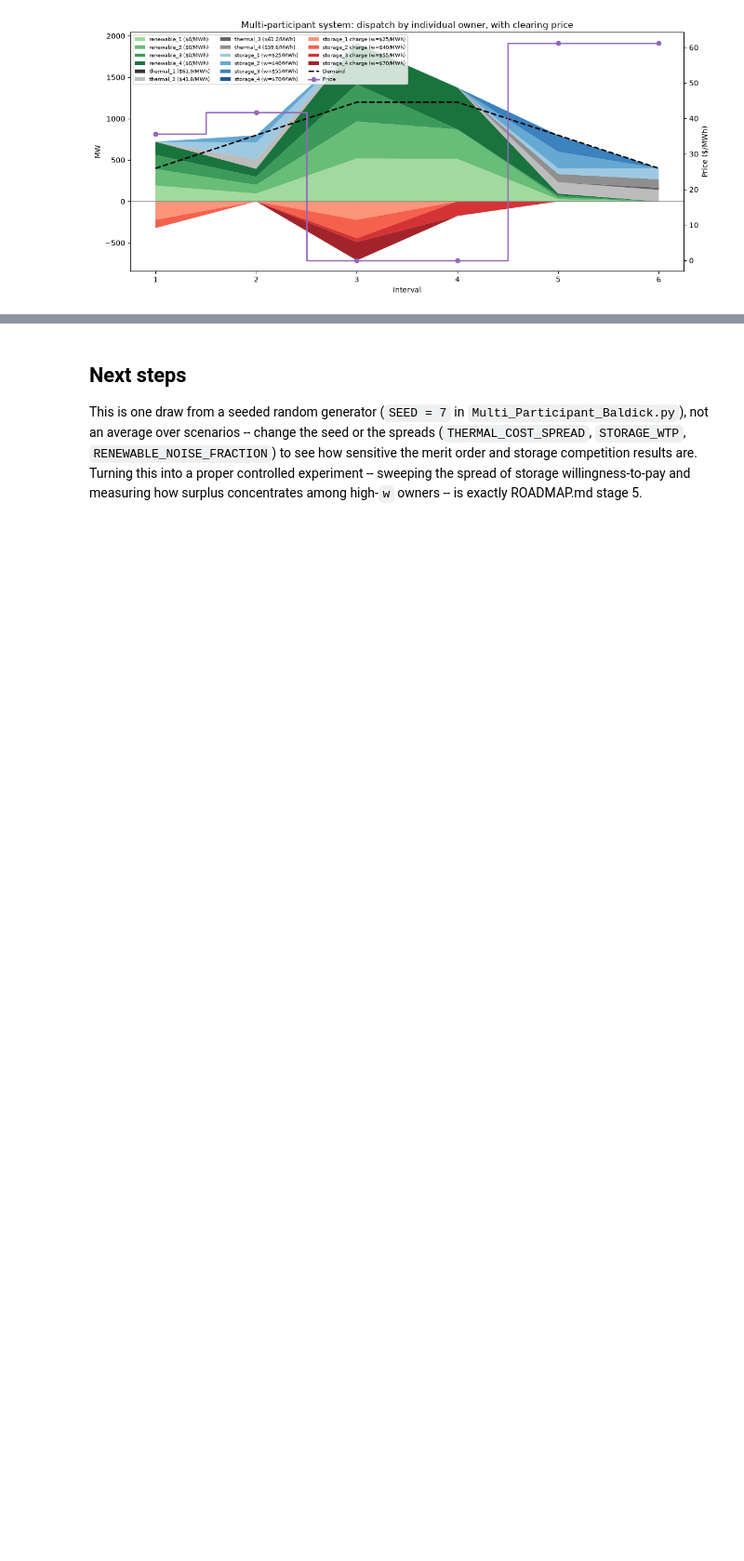
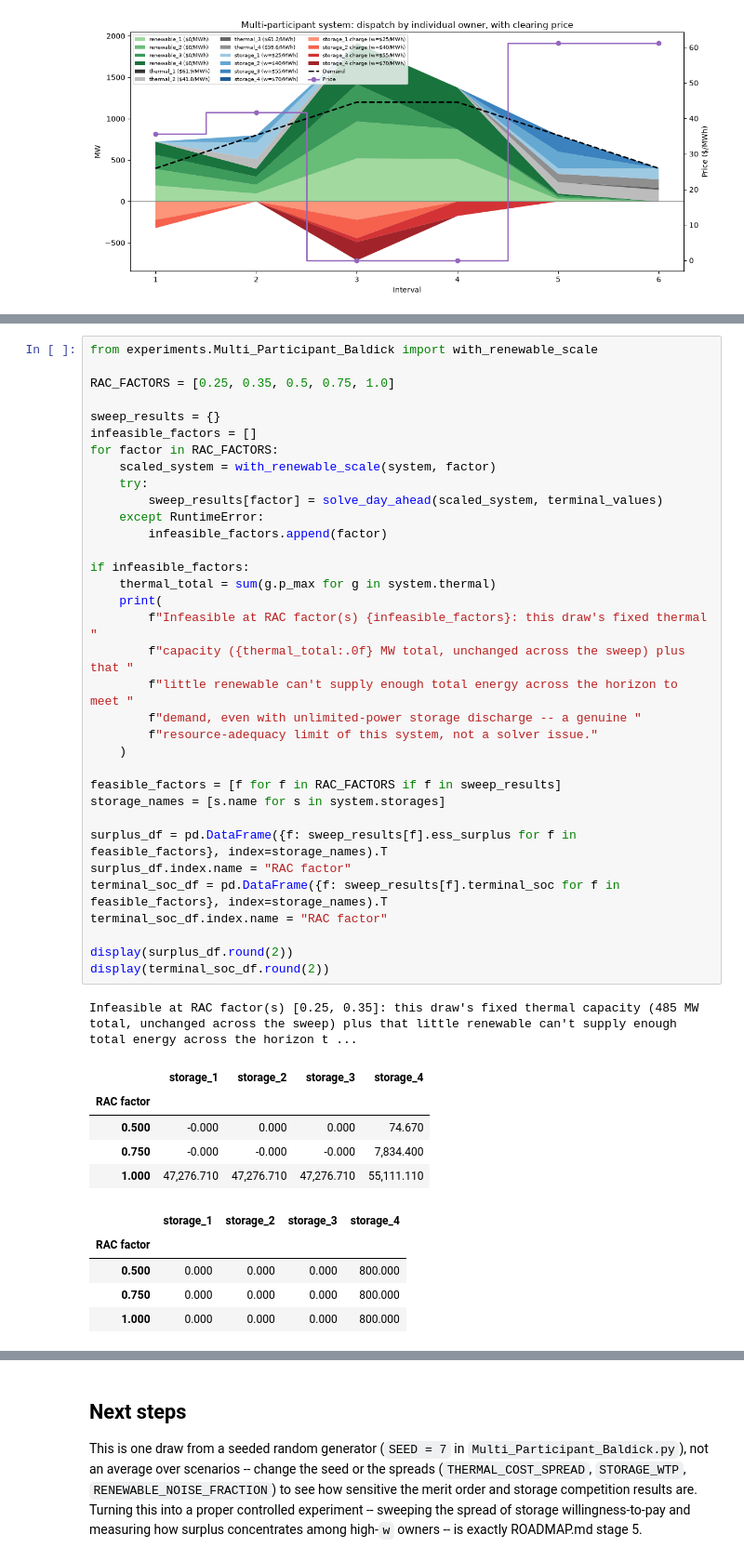
Before and after one commit to ccanoyrac/ESS-equivalent-bids-from-SOC-DA-market, a Jupyter notebook: Code/notebooks/Multi_Participant_Baldick.ipynb, the cells around one changed output, grey strips where cells are left out. Shown at 93% size. Cells and saved outputs as stored; diff of their text form; blank space fills up the shorter version.

```diff
--- a/Code/notebooks/Multi_Participant_Baldick.ipynb
+++ b/Code/notebooks/Multi_Participant_Baldick.ipynb
@@ -261,0 +270,46 @@ plt.show()
+# %%
+from experiments.Multi_Participant_Baldick import with_renewable_scale
+
+RAC_FACTORS = [0.25, 0.35, 0.5, 0.75, 1.0]
+
+sweep_results = {}
+infeasible_factors = []
+for factor in RAC_FACTORS:
+    scaled_system = with_renewable_scale(system, factor)
+    try:
+        sweep_results[factor] = solve_day_ahead(scaled_system, terminal_values)
+    except RuntimeError:
+        infeasible_factors.append(factor)
+
+if infeasible_factors:
+    thermal_total = sum(g.p_max for g in system.thermal)
+    print(
+        f"Infeasible at RAC factor(s) {infeasible_factors}: this draw's fixed thermal "
+        f"capacity ({thermal_total:.0f} MW total, unchanged across the sweep) plus that "
+        f"little renewable can't supply enough total energy across the horizon to meet "
+        f"demand, even with unlimited-power storage discharge -- a genuine "
+        f"resource-adequacy limit of this system, not a solver issue."
+    )
+
+feasible_factors = [f for f in RAC_FACTORS if f in sweep_results]
+storage_names = [s.name for s in system.storages]
+
+surplus_df = pd.DataFrame({f: sweep_results[f].ess_surplus for f in feasible_factors}, index=storage_names).T
+surplus_df.index.name = "RAC factor"
+terminal_soc_df = pd.DataFrame({f: sweep_results[f].terminal_soc for f in feasible_factors}, index=storage_names).T
+terminal_soc_df.index.name = "RAC factor"
+
+display(surplus_df.round(2))
+display(terminal_soc_df.round(2))
+# %% [output]
+Infeasible at RAC factor(s) [0.25, 0.35]: this draw's fixed thermal capacity (485 MW total, unchanged across the sweep) plus that little renewable can't supply enough total energy across the horizon t ...
+|  | storage_1 | storage_2 | storage_3 | storage_4 |
+| RAC factor |  |  |  |  |
+| 0.500 | -0.000 | 0.000 | 0.000 | 74.670 |
+| 0.750 | -0.000 | -0.000 | -0.000 | 7,834.400 |
+| 1.000 | 47,276.710 | 47,276.710 | 47,276.710 | 55,111.110 |
+|  | storage_1 | storage_2 | storage_3 | storage_4 |
+| RAC factor |  |  |  |  |
+| 0.500 | 0.000 | 0.000 | 0.000 | 800.000 |
+| 0.750 | 0.000 | 0.000 | 0.000 | 800.000 |
+| 1.000 | 0.000 | 0.000 | 0.000 | 800.000 |
```
Also changed, not shown: parts of 3 cells of this notebook, 1 other file.
